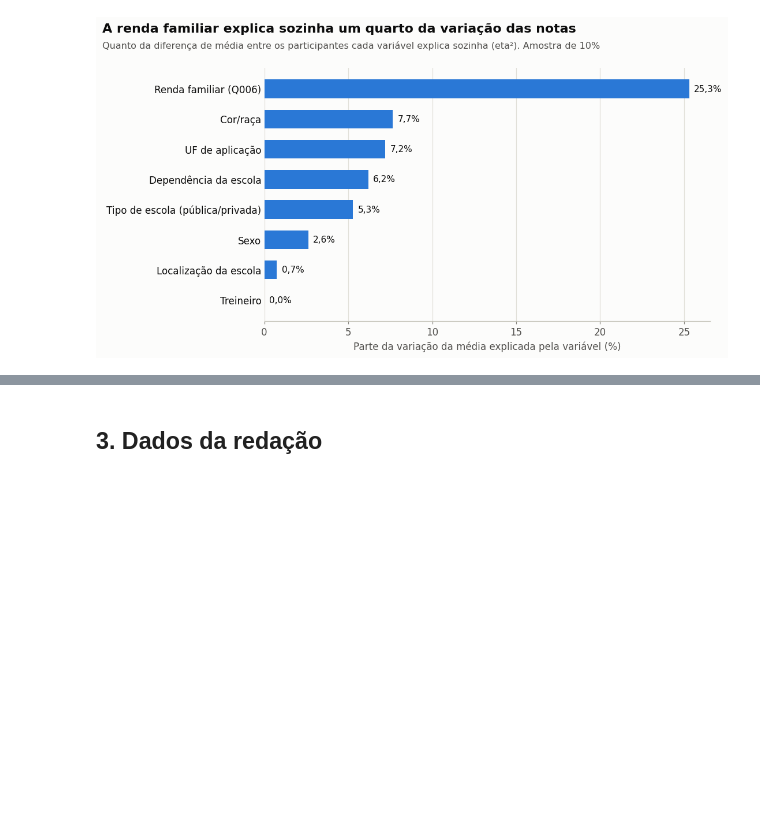
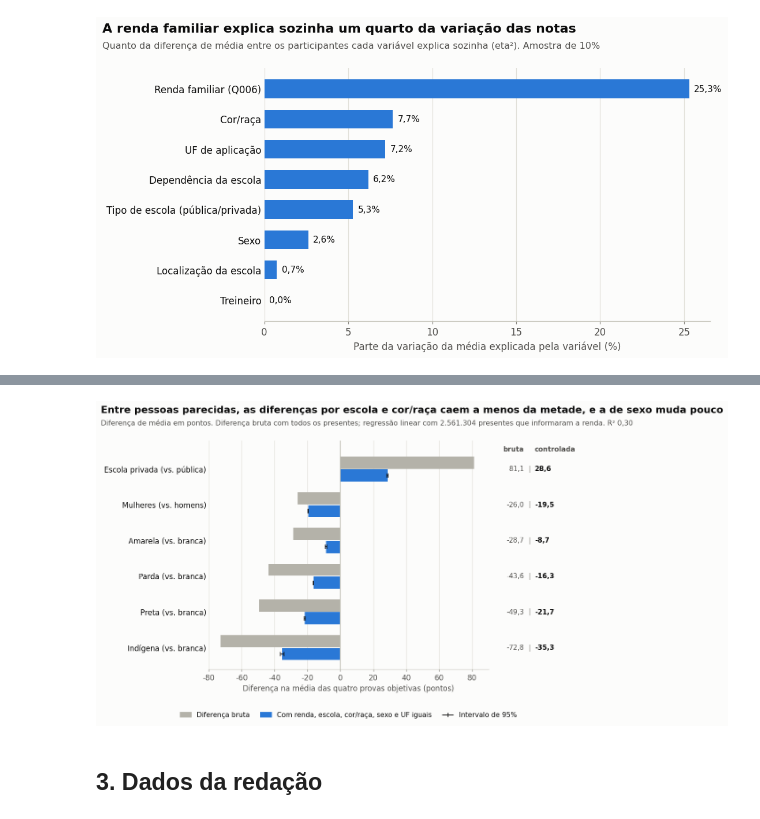
Before and after one commit to RCHRDYv/Teste-Analista-de-Dados-SX, a Jupyter notebook: notebooks/analise_enem_2020.ipynb, the cells around one changed output, grey strips where cells are left out. Cells and saved outputs as stored; diff of their text form; code cells hidden in the pictures; blank space fills up the shorter version.

```diff
--- a/notebooks/analise_enem_2020.ipynb
+++ b/notebooks/analise_enem_2020.ipynb
@@ -514,3 +566,46 @@ salvar(fig, "06_eta_quadrado",
+# %%
+COR_BRUTA = "#b4b2a9"  # cinza claro: a diferença bruta é o ponto de partida
+efeitos_grafico = efeitos.iloc[::-1].reset_index(drop=True)  # primeira comparação no topo
+n = len(efeitos_grafico)
+fig, ax = plt.subplots(figsize=(10, 6.2))
+posicoes = np.arange(n)
+ax.barh(posicoes + 0.18, efeitos_grafico["bruta"], height=0.34, color=COR_BRUTA, label="Diferença bruta")
+ax.barh(posicoes - 0.18, efeitos_grafico["controlada"], height=0.34, color=AZUL,
+        label="Com renda, escola, cor/raça, sexo e UF iguais")
+ax.errorbar(efeitos_grafico["controlada"], posicoes - 0.18,
+            xerr=[efeitos_grafico["controlada"] - efeitos_grafico["ic_baixo"],
+                  efeitos_grafico["ic_alto"] - efeitos_grafico["controlada"]],
+            fmt="none", ecolor=TINTA, elinewidth=1.2, capsize=3)
+ax.axvline(0, color=EIXO, linewidth=1.2)
+ax.set_yticks(posicoes, efeitos_grafico["comparacao"])
+ax.tick_params(axis="y", labelsize=11, labelcolor=TINTA, length=0)
+ax.grid(axis="x"); ax.grid(axis="y", visible=False)
+ax.set_xlim(-80, 90)
+ax.xaxis.set_major_formatter(lambda v, _: num(v, 0))
+ax.set_xlabel("Diferença na média das quatro provas objetivas (pontos)")
+reservar_topo(ax, n)
+# Coluna de valores à direita, no mesmo padrão das barras de média e mediana
+for i, linha in efeitos_grafico.iterrows():
+    for texto, deslocamento, alinhamento, cor in [(num(linha["bruta"]), 52, "right", TINTA_SECUNDARIA),
+                                                  ("|", 60, "center", TINTA_SUAVE),
+                                                  (num(linha["controlada"]), 68, "left", TINTA)]:
+        ax.annotate(texto, (1, i), xycoords=("axes fraction", "data"), xytext=(deslocamento, 0),
+                    textcoords="offset points", ha=alinhamento, va="center", fontsize=FONTE_VALOR,
+                    color=cor, fontweight="bold" if cor == TINTA else "normal", annotation_clip=False)
+for texto, deslocamento, alinhamento in [("bruta", 52, "right"), ("controlada", 68, "left")]:
+    ax.annotate(texto, (1, topo_das_barras(n)), xycoords=("axes fraction", "data"), xytext=(deslocamento, 8),
+                textcoords="offset points", ha=alinhamento, va="bottom", fontsize=FONTE_VALOR,
+                fontweight="bold", color=TINTA_SECUNDARIA, annotation_clip=False)
+legenda_abaixo(ax, [Patch(color=COR_BRUTA, label="Diferença bruta"),
+                    Patch(color=AZUL, label="Com renda, escola, cor/raça, sexo e UF iguais"),
+                    Line2D([], [], color=TINTA, marker="|", linestyle="-", linewidth=1.2,
+                           label="Intervalo de 95%")], distancia=-0.16)
+salvar(fig, "16_efeitos_controlados",
+       "Entre pessoas parecidas, as diferenças por escola e cor/raça caem a menos da metade, e a de sexo muda pouco",
+       f"Diferença de média em pontos. Diferença bruta com todos os presentes; regressão linear com "
+       f"{num(modelo.nobs, 0)} presentes que informaram a renda. R² {num(modelo.rsquared, 2)}")
+# %% [output]
+[figure, added]
 # %% [markdown]
 ## 3. Dados da redação
 # %%
```
Also changed, not shown: parts of 3 cells of this notebook, 4 other files.
